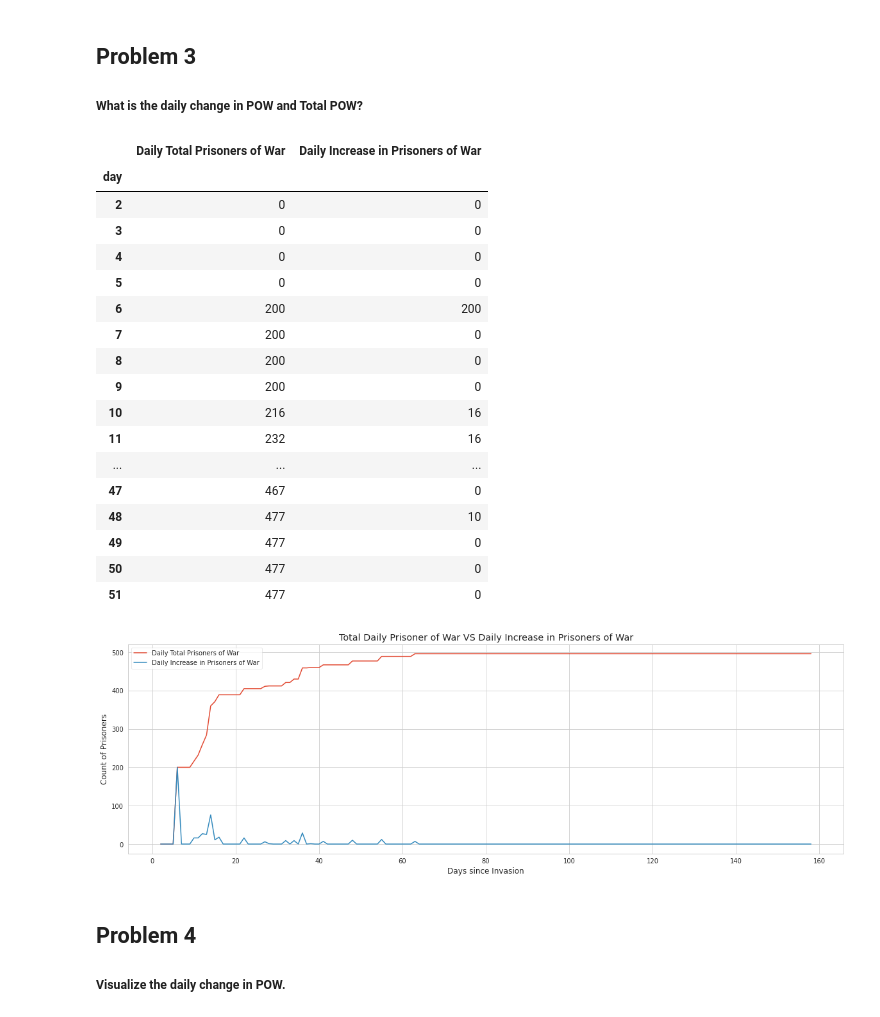
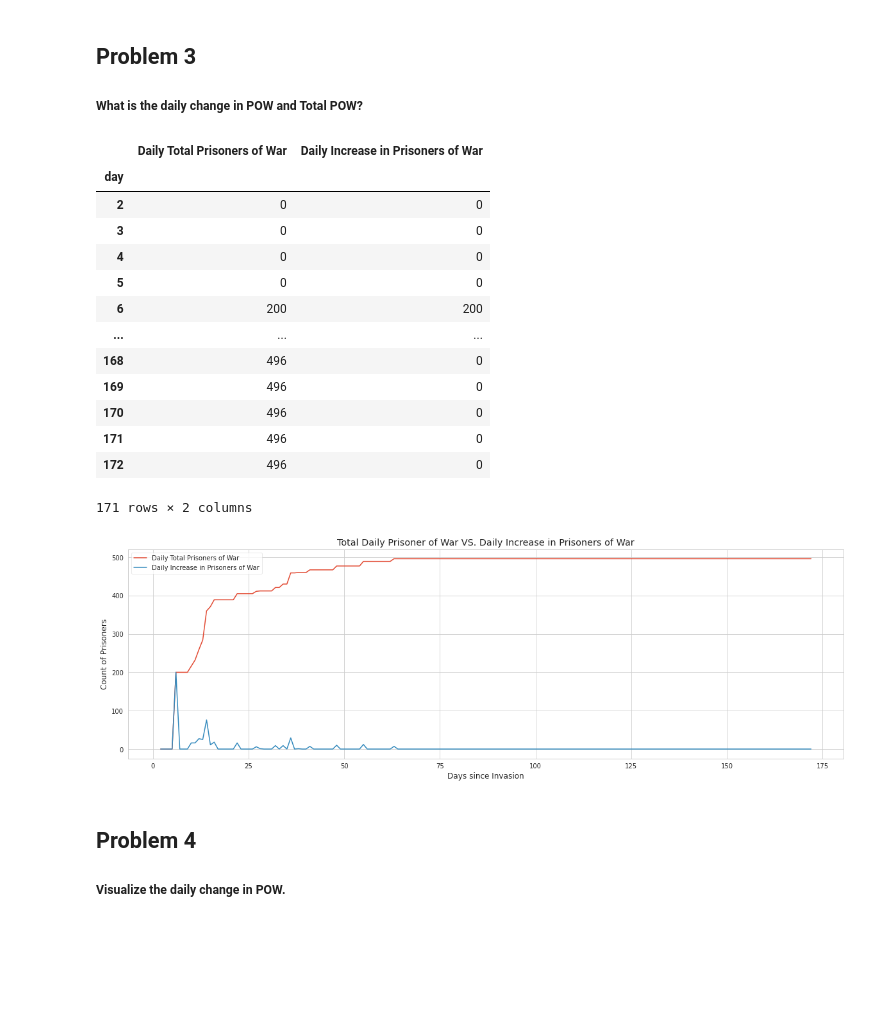
Before and after one commit to Sonya-7/Russian_Invasion_of_Ukraine, a Jupyter notebook: russian-invasion-of-ukraine.ipynb, the cells around one changed output. Cells and saved outputs as stored; diff of their text form; code cells hidden in the pictures; blank space fills up the shorter version.

Commit message:
Kaggle Notebook | Russian Invasion of Ukraine

```diff
--- a/russian-invasion-of-ukraine.ipynb
+++ b/russian-invasion-of-ukraine.ipynb
@@ -219,17 +220,3 @@ ukraine_map
 # %% [markdown]
 ## Problem 2
 ##### Show the total Prisoners of War per day recorded in the Personel table.
-# %%
-# Set graph style
-sns.set_style('white')
-
-# Refine data
-pow_data = russian_personnel[["day", "POW"]]
-pow_data.reset_index('date', inplace=True)
-
-# Create and label plot
-pow_data.plot(kind='area', x='day', y='POW', color='blue', alpha=.5, figsize=(20,5), legend=False, linestyle="-.")
-plt.title('Total Prisoners of War Held to Date')
-plt.xlabel('Days Since Invasion')
-plt.ylabel("Count of Prisoners")
-plt.show()
@@ -255,7 +271,8 @@ pow_data['Daily Increase in Prisoners of War'] = increase
 # Style table
 pow_data_ = pow_data[['day', 'POW', 'Daily Increase in Prisoners of War']].set_index('day')
 pow_data_.rename(columns={'POW':'Daily Total Prisoners of War'}, inplace=True)
-pow_data_.head(50)
+
+pow_data_
 # %% [output]
 |  | Daily Total Prisoners of War | Daily Increase in Prisoners of War |
 | day |  |  |
@@ -264,29 +281,25 @@ pow_data_.head(50)
 | 4 | 0 | 0 |
 | 5 | 0 | 0 |
 | 6 | 200 | 200 |
-| 7 | 200 | 0 |
-| 8 | 200 | 0 |
-| 9 | 200 | 0 |
-| 10 | 216 | 16 |
-| 11 | 232 | 16 |
 | ... | ... | ... |
-| 47 | 467 | 0 |
-| 48 | 477 | 10 |
-| 49 | 477 | 0 |
-| 50 | 477 | 0 |
-| 51 | 477 | 0 |
+| 168 | 496 | 0 |
+| 169 | 496 | 0 |
+| 170 | 496 | 0 |
+| 171 | 496 | 0 |
+| 172 | 496 | 0 |
+171 rows × 2 columns
 # %%
 # Set graph style
 sns.set_style('whitegrid')
 
 # Create graph
 pow_data_.plot(figsize=(20,6))
 plt.xlabel('Days since Invasion')
 plt.ylabel('Count of Prisoners')
-plt.title("Total Daily Prisoner of War VS Daily Increase in Prisoners of War")
+plt.title("Total Daily Prisoner of War VS. Daily Increase in Prisoners of War")
 plt.show()
 # %% [output]
-[figure, old version]
+[figure, new version]
 # %% [markdown]
 ## Problem 4
 ##### Visualize the daily change in POW.
```
Also changed, not shown: parts of 19 cells of this notebook.
